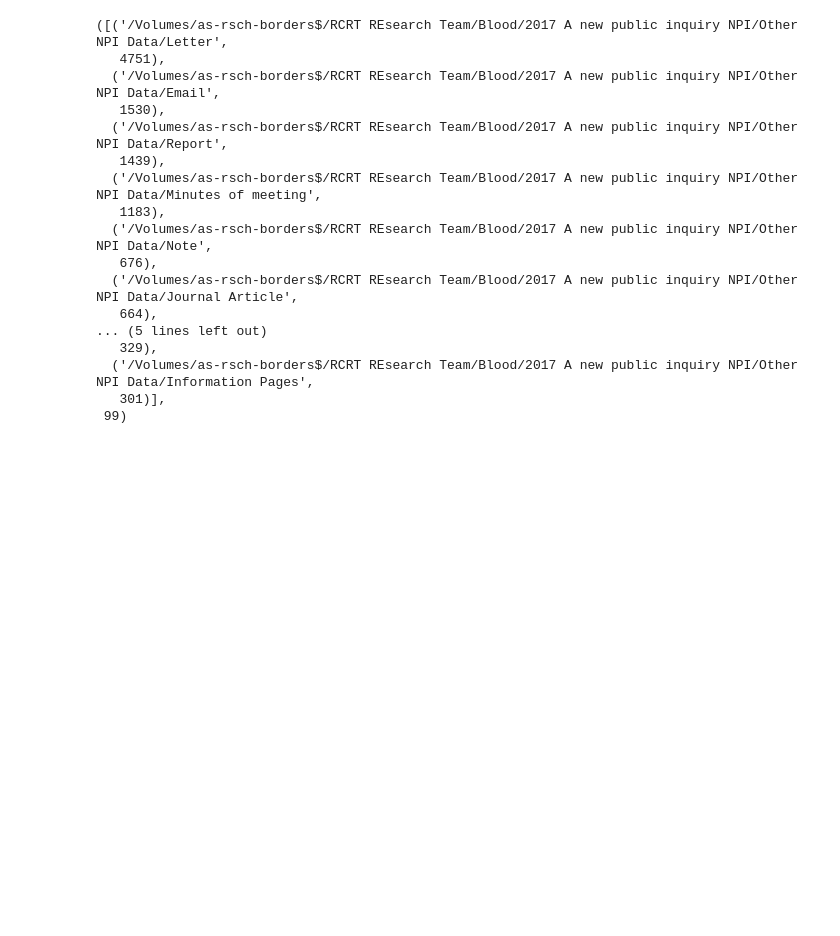
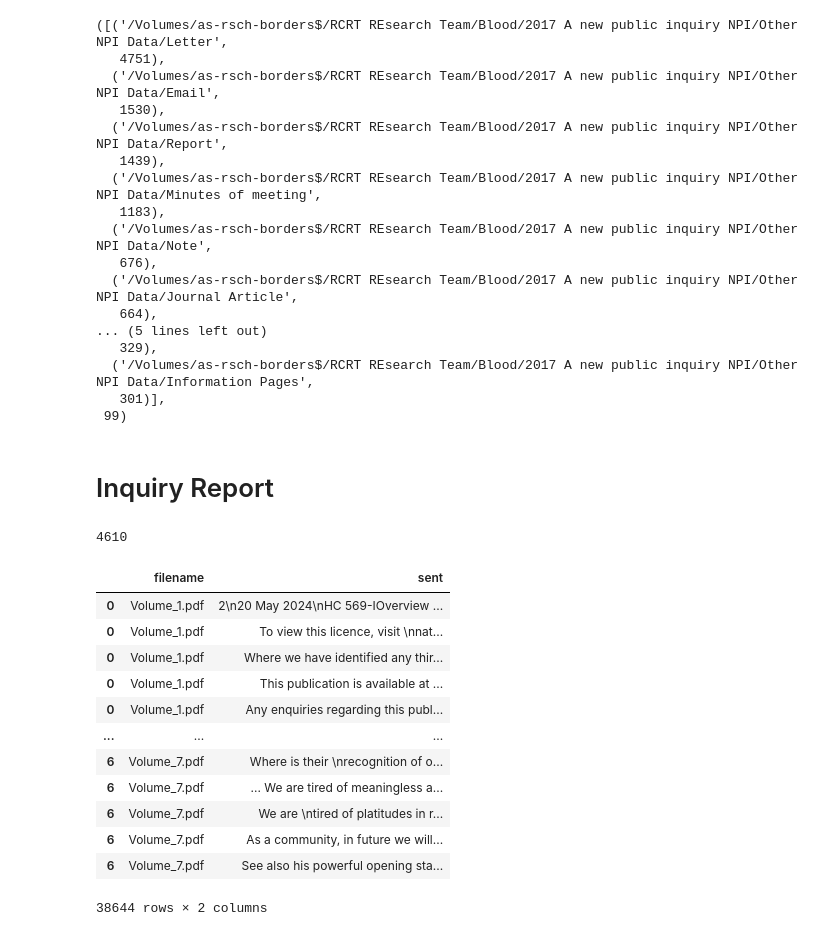
Before and after one commit to pnadelofficial/taylor_simple_search, a Jupyter notebook: testing.ipynb, the cells around one changed output. Cells and saved outputs as stored; diff of their text form; code cells hidden in the pictures; blank space fills up the shorter version.

Commit message:
inquiry added

```diff
--- a/testing.ipynb
+++ b/testing.ipynb
@@ -1215,3 +1215,63 @@ file_counts[:10], len(file_counts)
   ('/Volumes/as-rsch-borders$/RCRT REsearch Team/Blood/2017 A new public inquiry NPI/Other NPI Data/Information Pages',
    301)],
  99)
+# %% [markdown]
+# Inquiry Report
+# %%
+import pandas as pd
+import pandas as pd
+from nltk import sent_tokenize
+from datetime import datetime
+from whoosh.fields import Schema, TEXT, DATETIME
+from whoosh.analysis import StandardAnalyzer
+import os
+from whoosh.index import create_in
+from whoosh.index import open_dir
+
+base_path = "/Volumes/as-rsch-borders$/RCRT REsearch Team/Blood/2017 A new public inquiry NPI/Inquiry Report"
+vols = [
+    "Volume_1.pdf",
+    "Volume_2.pdf",
+    "Volume_3.pdf",
+    "Volume_4.pdf",
+    "Volume_5.pdf",
+    "Volume_6.pdf",
+    "Volume_7.pdf"
+]
+# %%
+import pypdf
+
+def pdf2text(pdf_path):
+    read_pdf = pypdf.PdfReader(pdf_path)
+    text = ' '.join([page.extract_text() for page in read_pdf.pages])
+    return text
+
+vol_text = []
+for vol in vols:
+    text = pdf2text(base_path+'/'+vol)
+    vol_text.append((vol, text))
+
+df = pd.DataFrame(vol_text, columns=['filename', 'text'])
+# %%
+df['sent'] = df.text.apply(sent_tokenize)
+# %%
+len(df.iloc[0].sent)
+# %% [output]
+4610
+# %%
+df = df.drop(columns=['text']).explode('sent')
+df
+# %% [output]
+|  | filename | sent |
+| 0 | Volume_1.pdf | 2\n20 May 2024\nHC 569-IOverview ... |
+| 0 | Volume_1.pdf | To view this licence, visit \nnat... |
+| 0 | Volume_1.pdf | Where we have identified any thir... |
+| 0 | Volume_1.pdf | This publication is available at ... |
+| 0 | Volume_1.pdf | Any enquiries regarding this publ... |
+| ... | ... | ... |
+| 6 | Volume_7.pdf | Where is their \nrecognition of o... |
+| 6 | Volume_7.pdf | ... We are tired of meaningless a... |
+| 6 | Volume_7.pdf | We are \ntired of platitudes in r... |
+| 6 | Volume_7.pdf | As a community, in future we will... |
+| 6 | Volume_7.pdf | See also his powerful opening sta... |
+38644 rows × 2 columns
```
Also changed, not shown: parts of 8 cells of this notebook, 2 other files.
